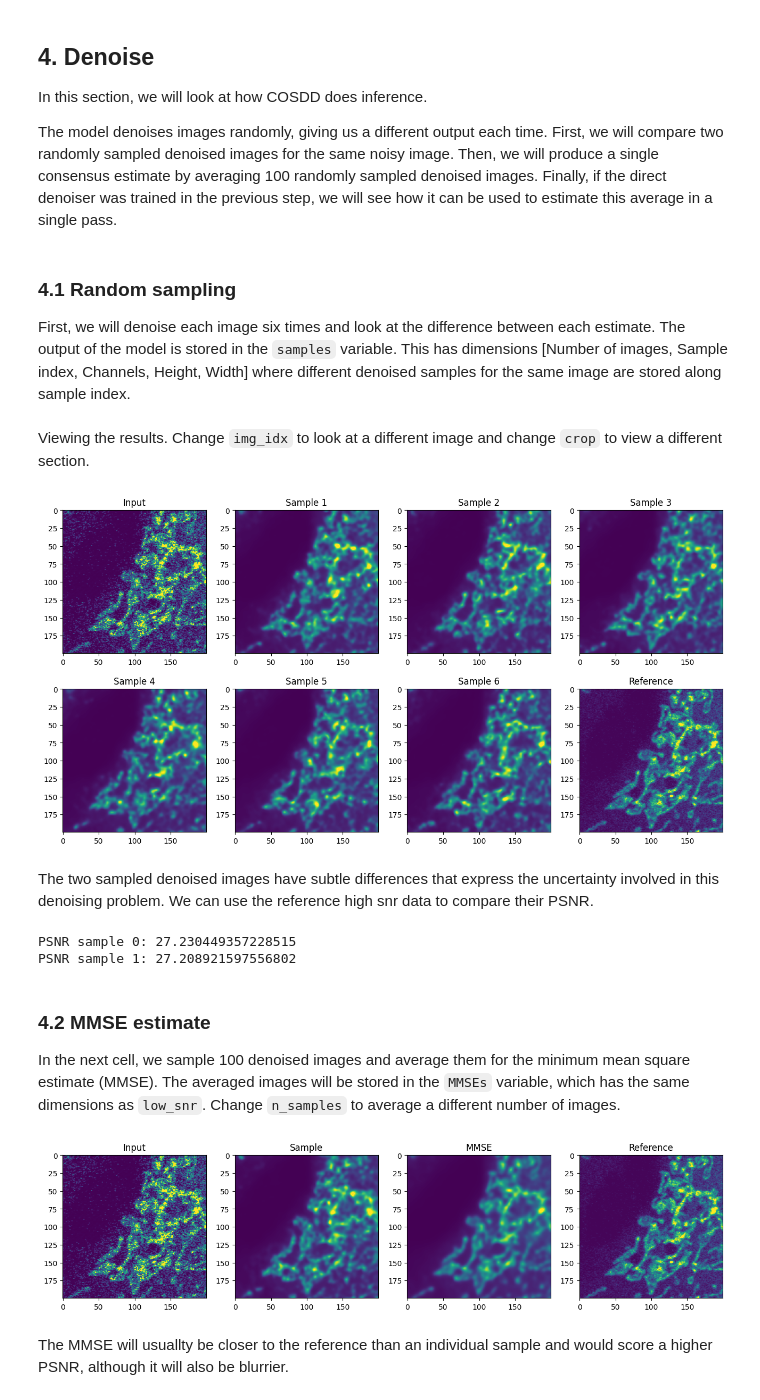
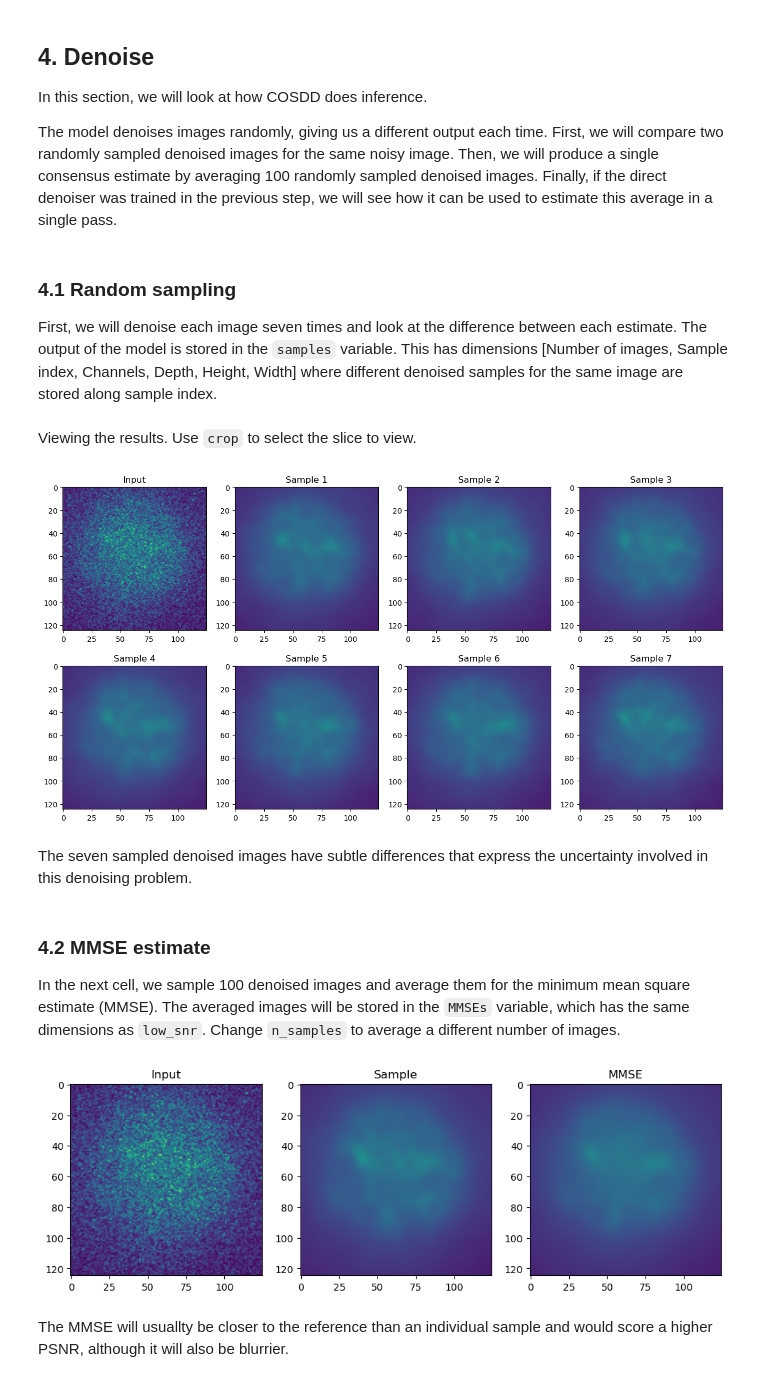
Before and after one commit to krulllab/COSDD, a Jupyter notebook: prediction.ipynb, the cells around one changed output. Saved outputs shown, nothing was run; the diff lists cells and outputs as text; code cells hidden in the pictures.

```diff
--- a/prediction.ipynb
+++ b/prediction.ipynb
@@ -42,0 +27,11 @@ torch.Size([8, 1, 1024, 1024])
+# %%
+# Go into the folder and stack all of the tiffs into one pytorch tensor
+data_dir = "./data/Fluo-C3DH-A549/01"
+files = os.listdir(data_dir)
+images = [f for f in files if f.endswith(".tif")]
+images.sort()
+low_snr = [tifffile.imread(os.path.join(data_dir, f)) for f in images]
+low_snr = np.stack(low_snr).astype(float)[:, np.newaxis]  # Add channel dimension
+low_snr = torch.tensor(low_snr, dtype=torch.float32)
+
+print(f"Noisy data size: {low_snr.size()}")
@@ -61,12 +60,13 @@ predict_loader = torch.utils.data.DataLoader(
 # %%
-model_name = "mito-confocal"
+model_name = "Fluo-C3DH-A549"
 checkpoint_path = os.path.join("checkpoints", model_name)
 
 dvlae = DVLAE.load_from_checkpoint(os.path.join(checkpoint_path, "final_model.ckpt"))
 
-trainer = pl.Trainer(
+trainer = L.Trainer(
     accelerator="gpu" if use_cuda else "cpu",
     devices=1,
     enable_progress_bar=False,
+    precision="bf16-mixed" if use_cuda else "fp32",
 )
 # %% [output]
@@ -81,10 +81,10 @@ In this section, we will look at how COSDD does inference. <br>
 The model denoises images randomly, giving us a different output each time. First, we will compare two randomly sampled denoised images for the same noisy image. Then, we will produce a single consensus estimate by averaging 100 randomly sampled denoised images. Finally, if the direct denoiser was trained in the previous step, we will see how it can be used to estimate this average in a single pass.
 # %% [markdown]
 ### 4.1 Random sampling
-First, we will denoise each image six times and look at the difference between each estimate. The output of the model is stored in the `samples` variable. This has dimensions [Number of images, Sample index, Channels, Height, Width] where different denoised samples for the same image are stored along sample index.
+First, we will denoise each image seven times and look at the difference between each estimate. The output of the model is stored in the `samples` variable. This has dimensions [Number of images, Sample index, Channels, Depth, Height, Width] where different denoised samples for the same image are stored along sample index.
 # %%
 use_direct_denoiser = False
-n_samples = 6
+n_samples = 7
 
 dvlae.direct_pred = use_direct_denoiser
 
@@ -94,45 +94,28 @@ for _ in tqdm(range(n_samples)):
     out = torch.cat(out, dim=0)
     samples.append(out)
 
-samples = torch.stack(samples, dim=1)
+samples = torch.stack(samples, dim=1).half() # Convert tensors from bfloat16 to float16 for compatibility with other libraries
-# %% [markdown]
-Viewing the results. Change `img_idx` to look at a different image and change `crop` to view a different section.
+# %% [markdown]
+Viewing the results. Use `crop` to select the slice to view.
 # %%
 vmin = np.percentile(low_snr.numpy(), 1)
 vmax = np.percentile(low_snr.numpy(), 99)
 # %%
-img_idx = 0
-crop = (0, slice(500, 700), slice(600, 800))
+####### T   C  Z   Y                X #######
+crop = (10, 0, 10, slice(100, 225), slice(100, 225))
 
 fig, ax = plt.subplots(2, 4, figsize=(16, 8))
-ax[0, 0].imshow(low_snr[img_idx][crop], vmin=vmin, vmax=vmax)
+ax[0, 0].imshow(low_snr[crop], vmin=vmin, vmax=vmax)
 ax[0, 0].set_title("Input")
 for i in range(n_samples):
-    ax[(i+1)//4, (i+1)%4].imshow(samples[img_idx][i][crop], vmin=vmin, vmax=vmax)
+    ax[(i+1)//4, (i+1)%4].imshow(samples[crop[0]][i][crop[1:]], vmin=vmin, vmax=vmax)
     ax[(i+1)//4, (i+1)%4].set_title(f"Sample {i+1}")
-ax[1, 3].imshow(high_snr[img_idx][crop], vmin=vmin, vmax=vmax)
-ax[1, 3].set_title("Reference")
 
 plt.show()
 # %% [output]
-[figure, old version]
+[figure, new version]
 # %% [markdown]
-The two sampled denoised images have subtle differences that express the uncertainty involved in this denoising problem. We can use the reference high snr data to compare their PSNR.
+The seven sampled denoised images have subtle differences that express the uncertainty involved in this denoising problem.
-# %%
-for i in range(2):
-    psnrs = []
-    for j in range(len(low_snr)):
-        gt = high_snr[j].squeeze()
-        test = samples[j, i].numpy().squeeze()
-
-        data_range = np.max(gt) - np.min(gt)
-
-        psnrs.append(PSNR(gt, test, data_range=data_range.item()))
-
-    print(f"PSNR sample {i}: {np.mean(psnrs)}")
-# %% [output]
-PSNR sample 0: 27.230449357228515
-PSNR sample 1: 27.208921597556802
 # %% [markdown]
 ### 4.2 MMSE estimate
 
@@ -149,24 +132,22 @@ for _ in tqdm(range(n_samples)):
     out = torch.cat(out, dim=0)
     samples.append(out)
 
-samples = torch.stack(samples, dim=1)
+samples = torch.stack(samples, dim=1).half()  # Convert tensors from bfloat16 to float16 for compatibility with other libraries
 MMSEs = torch.mean(samples, dim=1)
 # %%
-img_idx = 0
-crop = (0, slice(500, 700), slice(600, 800))
+####### T   C  Z   Y                X #######
+crop = (10, 0, 10, slice(100, 225), slice(100, 225))
 
-fig, ax = plt.subplots(1, 4, figsize=(16, 4))
-ax[0].imshow(low_snr[img_idx][crop], vmin=vmin, vmax=vmax)
+fig, ax = plt.subplots(1, 3, figsize=(12, 4))
+ax[0].imshow(low_snr[crop], vmin=vmin, vmax=vmax)
 ax[0].set_title("Input")
-ax[1].imshow(samples[img_idx][0][crop], vmin=vmin, vmax=vmax)
+ax[1].imshow(samples[crop[0]][0][crop[1:]], vmin=vmin, vmax=vmax)
 ax[1].set_title("Sample")
-ax[2].imshow(MMSEs[img_idx][crop], vmin=vmin, vmax=vmax)
+ax[2].imshow(MMSEs[crop], vmin=vmin, vmax=vmax)
 ax[2].set_title("MMSE")
-ax[3].imshow(high_snr[img_idx][crop], vmin=vmin, vmax=vmax)
-ax[3].set_title("Reference")
 
 plt.show()
 # %% [output]
-[figure, old version]
+[figure, new version]
 # %% [markdown]
 The MMSE will usuallty be closer to the reference than an individual sample and would score a higher PSNR, although it will also be blurrier.
```
Also changed, not shown: parts of 15 cells of this notebook, 17 other files.
